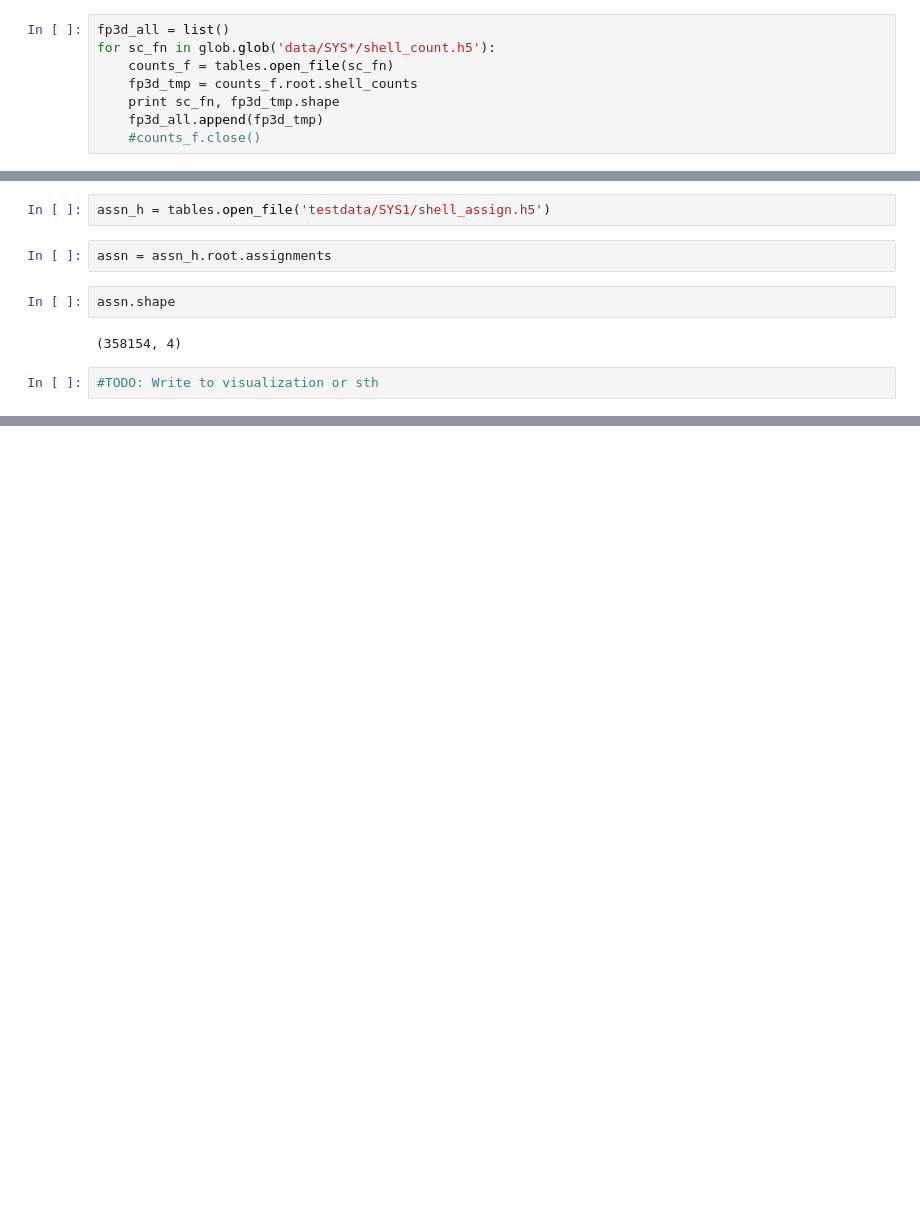
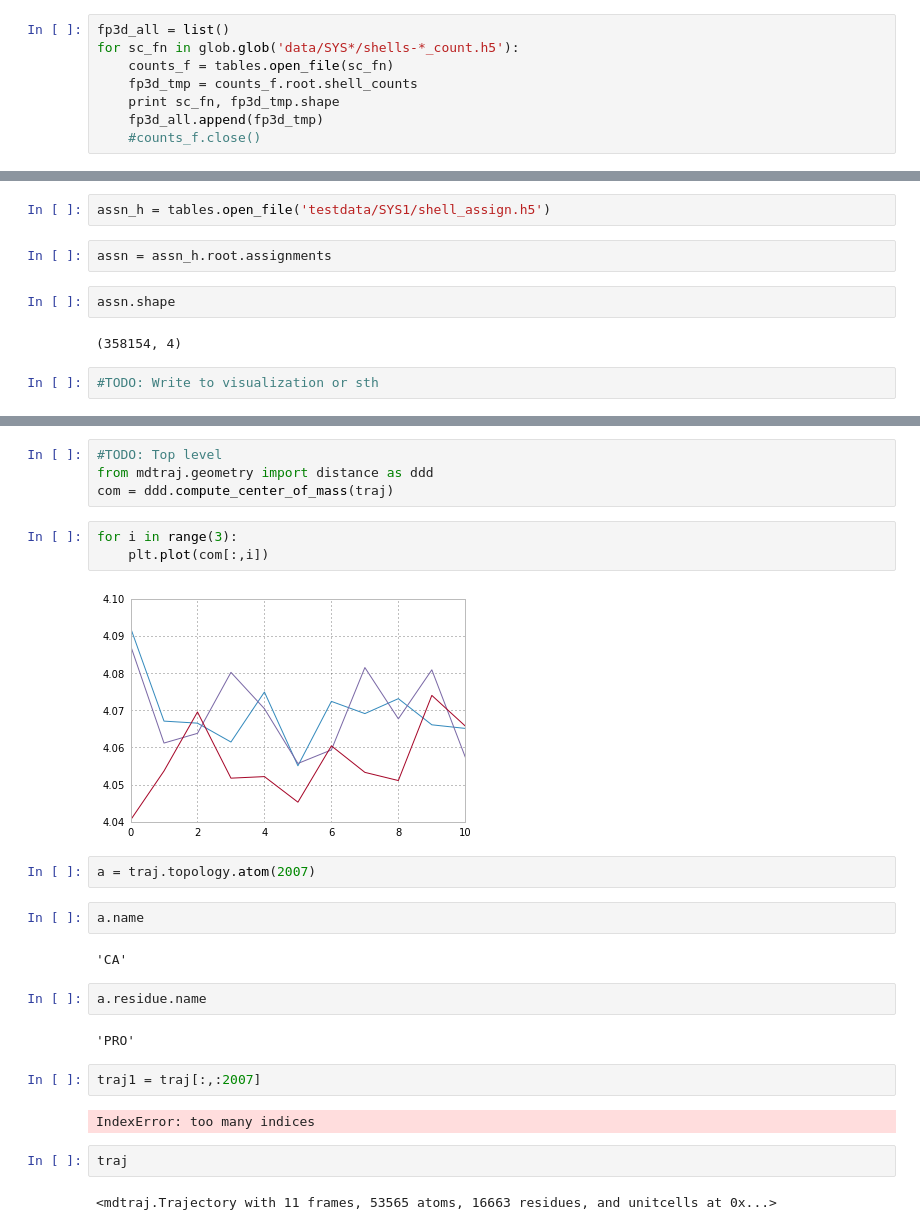
Before and after one commit to mpharrigan/wetmsm, a Jupyter notebook: ipython/bphc.ipynb, the cells around one changed output, grey strips where cells are left out. Drawn from its saved outputs; the diff is of its cells as text; blank space fills up the shorter version.

Commit message:
Distance calc

```diff
--- a/ipython/bphc.ipynb
+++ b/ipython/bphc.ipynb
@@ -16,7 +16,7 @@ import tables
 import glob
 # %%
 fp3d_all = list()
-for sc_fn in glob.glob('data/SYS*/shell_count.h5'):
+for sc_fn in glob.glob('data/SYS*/shells-*_count.h5'):
     counts_f = tables.open_file(sc_fn)
     fp3d_tmp = counts_f.root.shell_counts
     print sc_fn, fp3d_tmp.shape
@@ -158,0 +206,27 @@ assn.shape
+# %%
+#TODO: Top level
+from mdtraj.geometry import distance as ddd
+com = ddd.compute_center_of_mass(traj)
+# %%
+for i in range(3):
+    plt.plot(com[:,i])
+# %% [output]
+[figure, added]
+# %%
+a = traj.topology.atom(2007)
+# %%
+a.name
+# %% [output]
+'CA'
+# %%
+a.residue.name
+# %% [output]
+'PRO'
+# %%
+traj1 = traj[:,:2007]
+# %% [output]
+IndexError: too many indices
+# %%
+traj
+# %% [output]
+<mdtraj.Trajectory with 11 frames, 53565 atoms, 16663 residues, and unitcells at 0x...>
```
Also changed, not shown: parts of 15 cells of this notebook, 2 other files.
